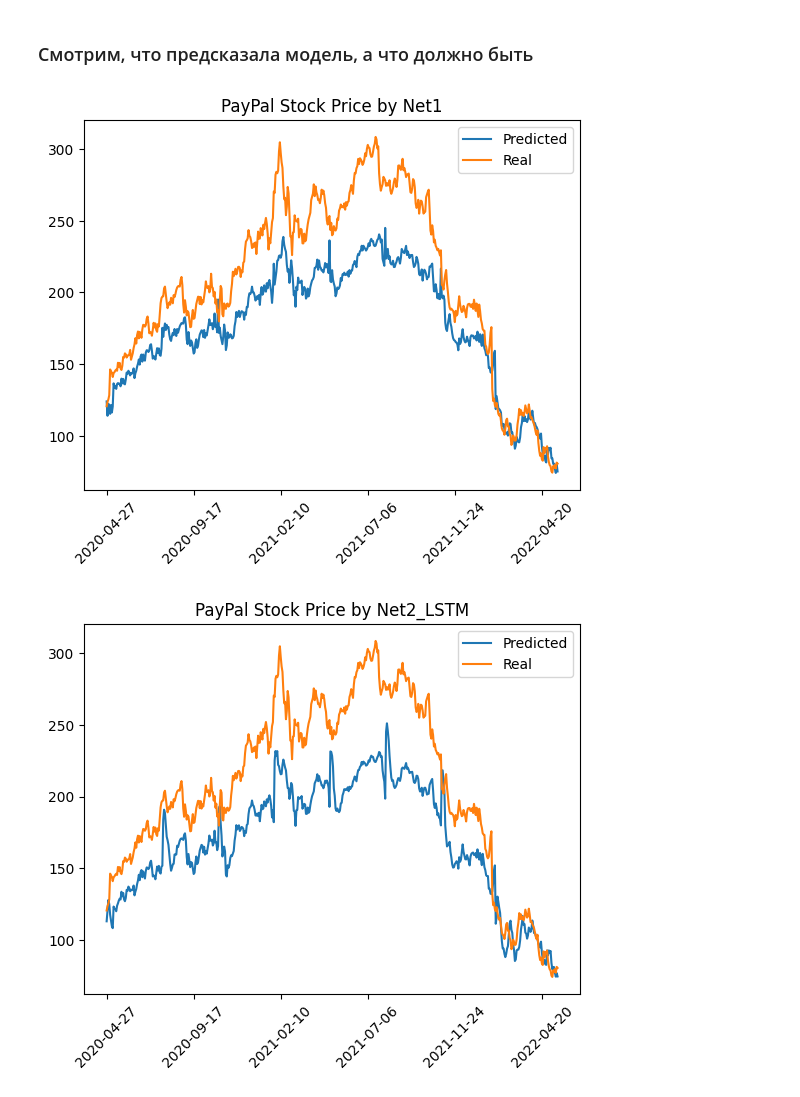
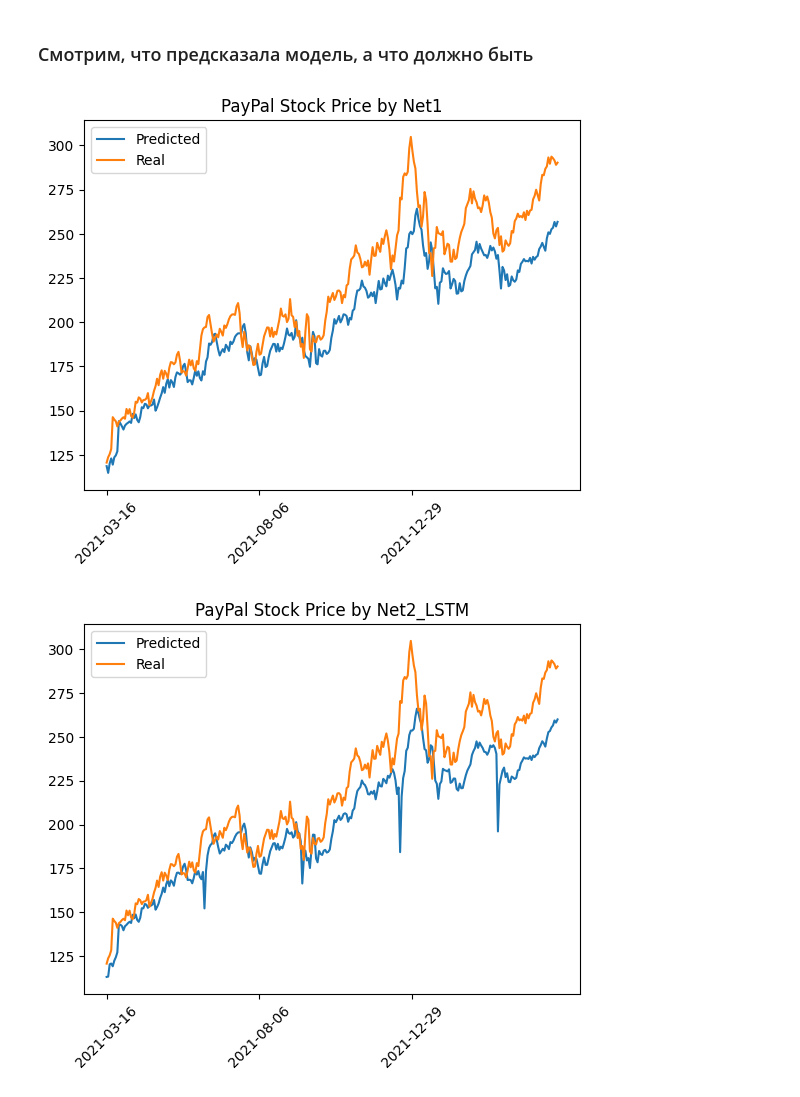
Before and after one commit to Leha009/NN, a Jupyter notebook: lab2/lab2.ipynb, the cells around one changed output. Drawn from its saved outputs; the diff is of its cells as text; code cells hidden in the pictures.

Commit message:
test_val fix

```diff
--- a/lab2/lab2.ipynb
+++ b/lab2/lab2.ipynb
@@ -85,7 +85,7 @@ def train_val_test_split(df, target_col, test_ratio):
     val_ratio = test_ratio / (1 - test_ratio)
     X, y = feature_label_split(df, target_col)
     X_train, X_test, y_train, y_test = train_test_split(X, y, test_size=test_ratio, shuffle=False)
-    X_train, X_val, y_train, y_val = train_test_split(X_train, y_train, test_size=val_ratio, shuffle=False)
+    X_test, X_val, y_test, y_val = train_test_split(X_test, y_test, test_size=val_ratio, shuffle=False)
     return X_train, X_val, X_test, y_train, y_val, y_test
 
 X_train, X_val, X_test, Y_train, Y_val, Y_test = train_val_test_split(df, 'TargetClose', 0.3)
@@ -560,25 +560,25 @@ for i in range(len(test_dates)):
 # %%
 models_values = []
 
 for opt in optimizers:
     predictions, values = opt.evaluate(test_loader, BATCH_SIZE)
     vals = np.array([])
     preds = np.array([])
     for pred, value in zip(predictions, values):
         vals = np.append(vals, value)
         preds = np.append(preds, pred)
 
     vals = scaler.inverse_transform(vals.reshape(-1, 1))
     preds = scaler.inverse_transform(preds.reshape(-1, 1))
 
     plt.plot(preds, label="Predicted")
     plt.plot(vals, label="Real")
     plt.legend()
     plt.title(f"PayPal Stock Price by {opt.model.__class__.__name__}")
-    plt.xticks([0, 100, 200, 300, 400, 500], label_dates, rotation=45)
+    plt.xticks([i*100 for i in range(len(label_dates))], label_dates, rotation=45)
     plt.show()
     plt.close()
     models_values.append([opt.model.__class__.__name__, preds, vals])
 # %% [output]
-[figure, old version]
+[figure, new version]
-[figure, old version]
+[figure, new version]
```
Also changed, not shown: parts of 3 cells of this notebook.
